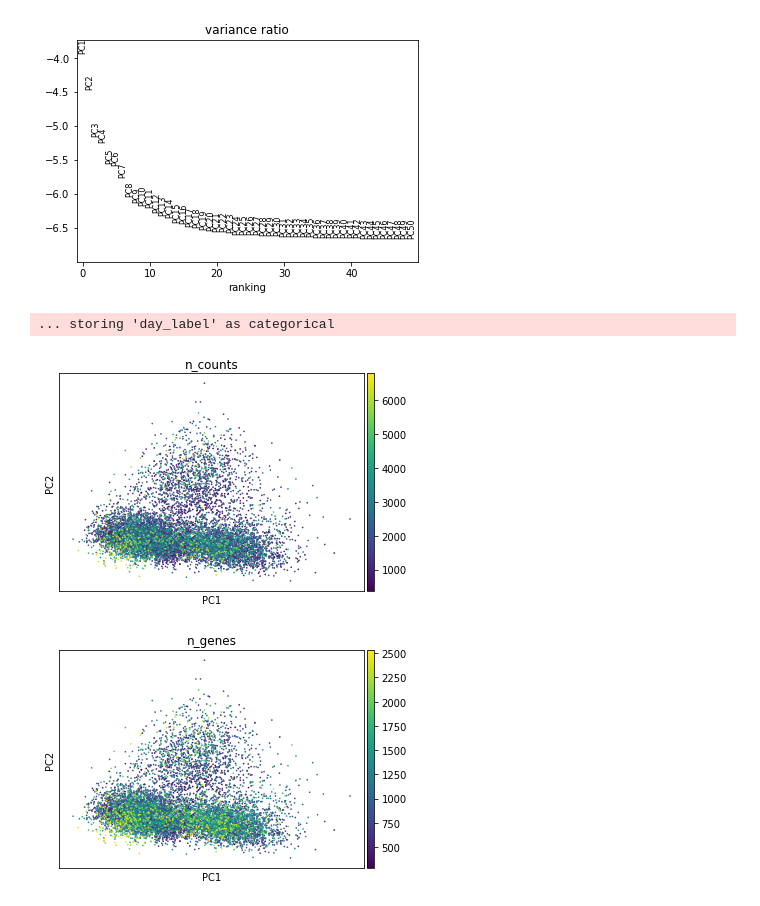
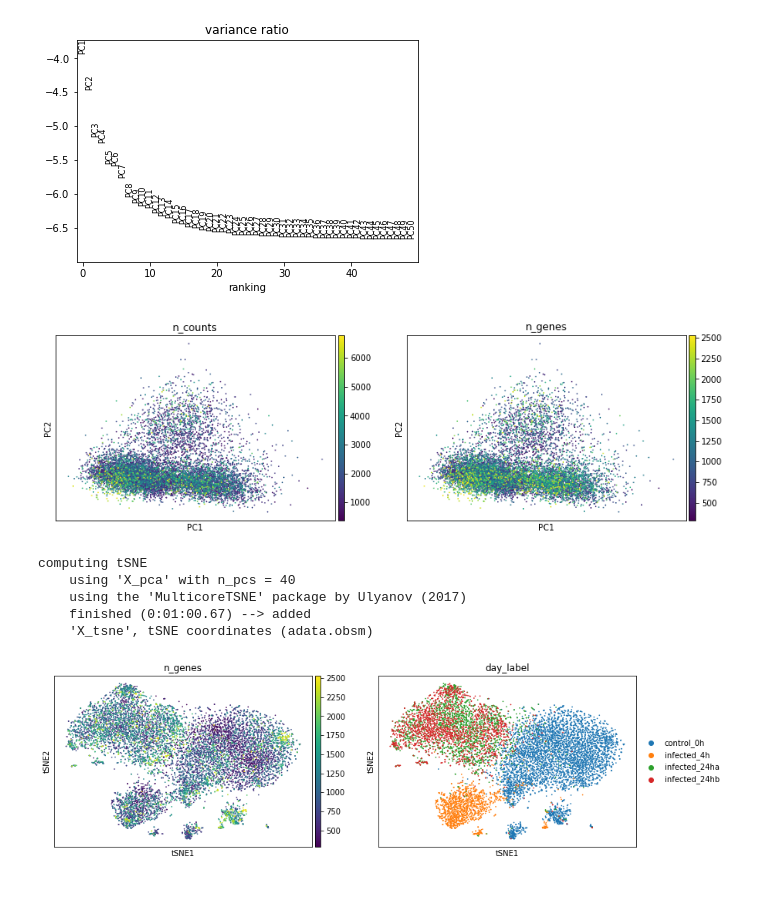
Before and after one commit to adelomana/i18, a Jupyter notebook: 10x/10x.ipynb, the cells around one changed output. Drawn from its saved outputs; the diff is of its cells as text; code cells hidden in the pictures.

```diff
--- a/10x/10x.ipynb
+++ b/10x/10x.ipynb
@@ -205,17 +205,24 @@ cellIDs=adata.obs_names.tolist()
 day_labels=[]
 for cellID in cellIDs:
     if '-1' in cellID:
-        day_labels.append('Control')
+        day_labels.append('control_0h')
     elif '-2' in cellID:
-        day_labels.append('4h')
+        day_labels.append('infected_4h')
     elif '-3' in cellID:
-        day_labels.append('24ha')
+        day_labels.append('infected_24ha')
     elif '-4' in cellID:
-        day_labels.append('24hb')
+        day_labels.append('infected_24hb')
     else:
         print('error!')
 
 adata.obs['day_label']=day_labels
 print(len(cellIDs),len(day_labels))
+
+a=day_labels.count('control_0h')
+b=day_labels.count('infected_4h')
+c=day_labels.count('infected_24ha')
+d=day_labels.count('infected_24hb')
+
+print(a,b,c,d)
 # %% [output]
 10712 10712
@@ -232,11 +240,18 @@ scanpy.pl.pca_variance_ratio(adata,log=True,n_pcs=50)
 # %% [output]
 [figure]
 # %%
-scanpy.pl.pca(adata,color='n_counts',palette='viridis')
+scanpy.pl.pca(adata,color=['n_counts','n_genes'],palette='viridis')
 # %% [output]
-... storing 'day_label' as categorical
-[figure, old version]
+[figure, new version]
+# %%
+scanpy.tl.tsne(adata,n_pcs=40,n_jobs=8)
+# %% [output]
+computing tSNE
+    using 'X_pca' with n_pcs = 40
+    using the 'MulticoreTSNE' package by Ulyanov (2017)
+    finished (0:01:00.67) --> added
+    'X_tsne', tSNE coordinates (adata.obsm)
 # %%
-scanpy.pl.pca(adata,color='n_genes',palette='viridis')
+scanpy.pl.tsne(adata,color=['n_genes','day_label'])
 # %% [output]
-[figure, old version]
+[figure, new version]
```
Also changed, not shown: parts of 15 cells of this notebook.
